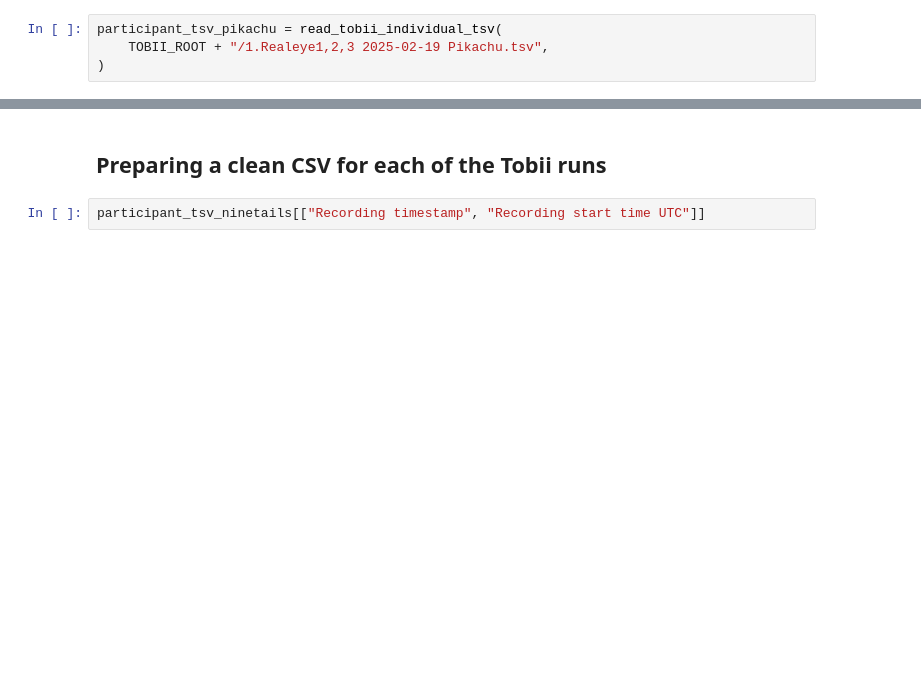
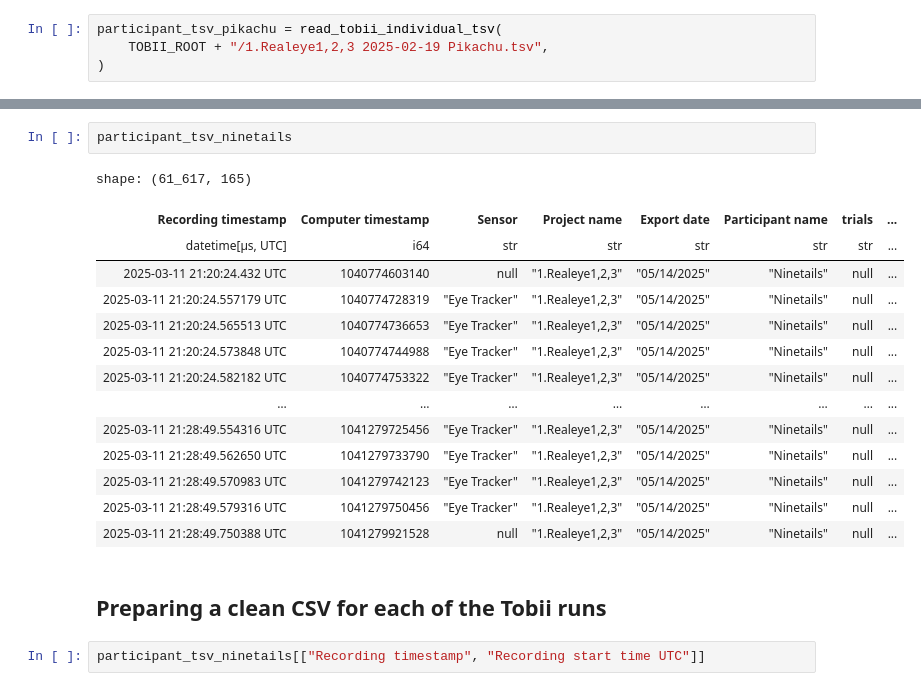
Before and after one commit to stephenjfox/RevChem, a Jupyter notebook: nbs/01_tobii_resolve.ipynb, the cells around one changed output, grey strips where cells are left out. Saved outputs shown, nothing was run; the diff lists cells and outputs as text; blank space fills up the shorter version.

```diff
--- a/nbs/01_tobii_resolve.ipynb
+++ b/nbs/01_tobii_resolve.ipynb
@@ -239,6 +266,23 @@ participant_tsv_ninetails = read_tobii_individual_tsv(TOBII_ROOT+ "/1.Realeye1,2
 participant_tsv_ninetails.shape
 # %% [output]
 (61617, 165)
+# %%
+participant_tsv_ninetails
+# %% [output]
+shape: (61_617, 165)
+| Recording timestamp | Computer timestamp | Sensor | Project name | Export date | Participant name | trials | ... |
+| datetime[μs, UTC] | i64 | str | str | str | str | str | ... |
+| 2025-03-11 21:20:24.432 UTC | 1040774603140 | null | "1.Realeye1,2,3" | "05/14/2025" | "Ninetails" | null | ... |
+| 2025-03-11 21:20:24.557179 UTC | 1040774728319 | "Eye Tracker" | "1.Realeye1,2,3" | "05/14/2025" | "Ninetails" | null | ... |
+| 2025-03-11 21:20:24.565513 UTC | 1040774736653 | "Eye Tracker" | "1.Realeye1,2,3" | "05/14/2025" | "Ninetails" | null | ... |
+| 2025-03-11 21:20:24.573848 UTC | 1040774744988 | "Eye Tracker" | "1.Realeye1,2,3" | "05/14/2025" | "Ninetails" | null | ... |
+| 2025-03-11 21:20:24.582182 UTC | 1040774753322 | "Eye Tracker" | "1.Realeye1,2,3" | "05/14/2025" | "Ninetails" | null | ... |
+| … | … | … | … | … | … | … | ... |
+| 2025-03-11 21:28:49.554316 UTC | 1041279725456 | "Eye Tracker" | "1.Realeye1,2,3" | "05/14/2025" | "Ninetails" | null | ... |
+| 2025-03-11 21:28:49.562650 UTC | 1041279733790 | "Eye Tracker" | "1.Realeye1,2,3" | "05/14/2025" | "Ninetails" | null | ... |
+| 2025-03-11 21:28:49.570983 UTC | 1041279742123 | "Eye Tracker" | "1.Realeye1,2,3" | "05/14/2025" | "Ninetails" | null | ... |
+| 2025-03-11 21:28:49.579316 UTC | 1041279750456 | "Eye Tracker" | "1.Realeye1,2,3" | "05/14/2025" | "Ninetails" | null | ... |
+| 2025-03-11 21:28:49.750388 UTC | 1041279921528 | null | "1.Realeye1,2,3" | "05/14/2025" | "Ninetails" | null | ... |
 # %% [markdown]
 ## Preparing a clean CSV for each of the Tobii runs
 # %%
```
Also changed, not shown: parts of 57 cells of this notebook, 7 other files.
